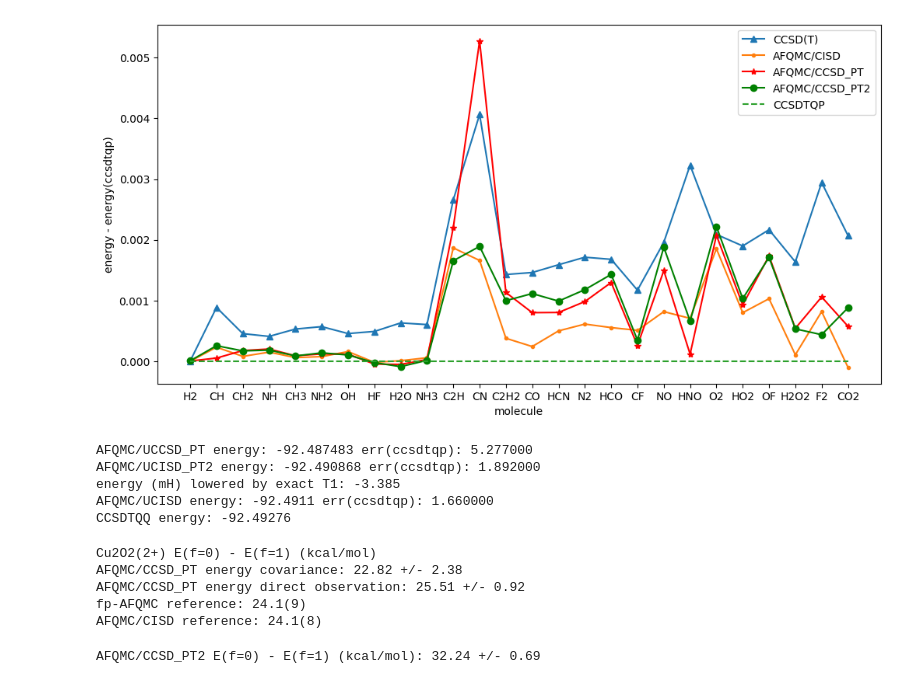
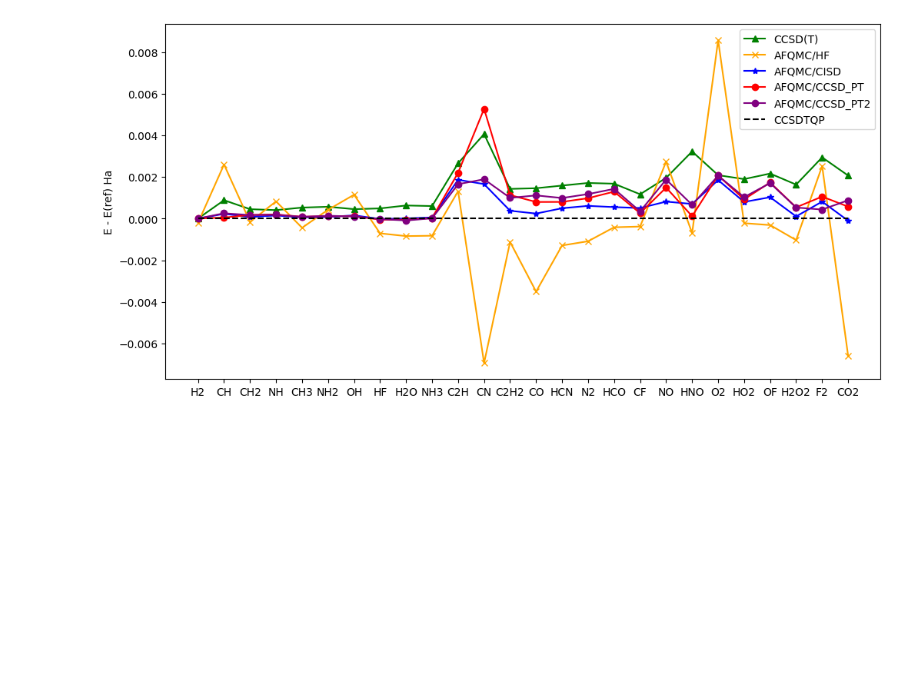
Before and after one commit to zh-yichi/afqmc_ccsd_pt_data, a Jupyter notebook: heat/heat_data.ipynb, the cells around one changed output. Cells and saved outputs as stored; diff of their text form; code cells hidden in the pictures; blank space fills up the shorter version.

```diff
--- a/heat/heat_data.ipynb
+++ b/heat/heat_data.ipynb
@@ -36,4 +35,0 @@ for i,mol in enumerate(mols):
-# %%
-for i,mol in enumerate(mols):
-    data_dic[mol]["afqmc_hf_err(mH)"] = data[i, 2] * 1000
-    data_dic[mol]["afqmc_cisd_err(mH)"] = data[i, 6] * 1000
@@ -128,70 +95,14 @@ for mol in mols:
 # %%
 from matplotlib import pyplot as plt
 plt.figure(figsize=(12, 6))
-plt.plot(mols,ccsd_t-ccsdtqp,'^-',label='CCSD(T)')
-# plt.plot(mols,afqmc_hf-ccsdtqp,'x-',label='AFQMC/HF')
-plt.plot(mols,afqmc_cisd-ccsdtqp,'.-',label='AFQMC/CISD')
-plt.plot(mols,afqmc_ccsd_pt-ccsdtqp,'*-',color='red',label='AFQMC/CCSD_PT')
-plt.plot(mols,afqmc_ccsd_pt2-ccsdtqp,'o-',color='green',label='AFQMC/CCSD_PT2')
-plt.plot(mols,[0]*len(mols),'--',label='CCSDTQP')
-plt.xlabel('molecule')
-plt.ylabel('energy - energy(ccsdtqp)')
+plt.plot(mols,ccsd_t-ccsdtqp,'^-',color='green',label='CCSD(T)')
+plt.plot(mols,afqmc_hf-ccsdtqp,'x-',color='orange',label='AFQMC/HF')
+plt.plot(mols,afqmc_cisd-ccsdtqp,'*-',color='blue',label='AFQMC/CISD')
+plt.plot(mols,afqmc_ccsd_pt-ccsdtqp,'o-',color='red',label='AFQMC/CCSD_PT')
+plt.plot(mols,afqmc_ccsd_pt2-ccsdtqp,'o-',color='purple',label='AFQMC/CCSD_PT2')
+plt.plot(mols,[0]*len(mols),'--',color='black',label='CCSDTQP')
+plt.ylabel('E - E(ref) Ha')
 plt.legend()
 plt.show()
 # %% [output]
-[figure, old version]
+[figure, new version]
-# %%
-# AFQMC/UCCSD_PT energy: -92.487483 +/- 0.000157
-# AFQMC/UCCSD_PT2 energy: -92.490868 +/- 0.000417
-uccsd_pt = -92.487483
-uccsd_pt2 = -92.490868
-afqmc_cisd = data_dic['CN']['afqmc_cisd']
-ccsdtqp = data_dic['CN']['ccsdtqp']
-dE = -92.490868 - -92.487483
-print(f'AFQMC/UCCSD_PT energy: {uccsd_pt} err(ccsdtqp): {1000*(uccsd_pt-ccsdtqp):.6f}')
-print(f'AFQMC/UCISD_PT2 energy: {uccsd_pt2} err(ccsdtqp): {1000*(uccsd_pt2-ccsdtqp):.6f}')
-print(f'energy (mH) lowered by exact T1: {dE*1000:.3f}')
-print(f'AFQMC/UCISD energy: {afqmc_cisd} err(ccsdtqp): {1000*(afqmc_cisd-ccsdtqp):.6f}')
-print(f'CCSDTQQ energy: {ccsdtqp}')
-# %% [output]
-AFQMC/UCCSD_PT energy: -92.487483 err(ccsdtqp): 5.277000
-AFQMC/UCISD_PT2 energy: -92.490868 err(ccsdtqp): 1.892000
-energy (mH) lowered by exact T1: -3.385
-AFQMC/UCISD energy: -92.4911 err(ccsdtqp): 1.660000
-CCSDTQQ energy: -92.49276
-# %%
-import numpy as np
-# cu2o2 f=0
-# AFQMC/CCSD_PT energy 1: -542.078835 +/- 0.003585
-# AFQMC/CCSD_PT energy 2: -542.074097 +/- 0.000853
-# cu2o2 f=1
-# AFQMC/CCSD_PT energy 1: -542.115204 +/- 0.001224
-# AFQMC/CCSD_PT energy 2: -542.114746 +/- 0.001186
-dE1 = -542.115204 - -542.078835
-dE2 = -542.114746 - -542.074097
-d1 = np.sqrt(0.003585**2+0.001224**2)
-d2 = np.sqrt(0.000853**2+0.001186**2)
-print('Cu2O2(2+) E(f=0) - E(f=1) (kcal/mol)')
-print(f'AFQMC/CCSD_PT energy covariance: {-dE1*627.509608:.2f} +/- {d1*627.509608:.2f}')
-print(f'AFQMC/CCSD_PT energy direct observation: {-dE2*627.509608:.2f} +/- {d2*627.509608:.2f}')
-print('fp-AFQMC reference: 24.1(9)')
-print('AFQMC/CISD reference: 24.1(8)')
-# %% [output]
-Cu2O2(2+) E(f=0) - E(f=1) (kcal/mol)
-AFQMC/CCSD_PT energy covariance: 22.82 +/- 2.38
-AFQMC/CCSD_PT energy direct observation: 25.51 +/- 0.92
-fp-AFQMC reference: 24.1(9)
-AFQMC/CISD reference: 24.1(8)
-# %%
-# cu2o2(2+)             f0                  f1           DE(kcal/mol)
-# CCSD(T)           -542.0885           -542.1373           30.6
-# AFQMC/HF          -542.0966(7)        -542.152(1)         34.8(8)
-# AFQMC/CISD        -542.0906(9)        -542.1290(9)        24.1(8)
-# fp-AFQMC          -542.0964(7)        -542.1348(7)        24.1(6)
-# AFQMC/CCSD_PT:    -542.0741(8)        -542.115(1)         25.5(9)
-# AFQMC/UCCSD_PT2:  -542.0791(8)        -542.1305(8)        32.2(7)
-dE = -542.079116 - -542.130499
-ddE = np.sqrt(0.000806**2 + 0.000753**2)
-print(f'AFQMC/CCSD_PT2 E(f=0) - E(f=1) (kcal/mol): {dE*627.509608:.2f} +/- {ddE*627.509608:.2f}')
-# %% [output]
-AFQMC/CCSD_PT2 E(f=0) - E(f=1) (kcal/mol): 32.24 +/- 0.69
```
Also changed, not shown: parts of 9 cells of this notebook, 8 other files.
